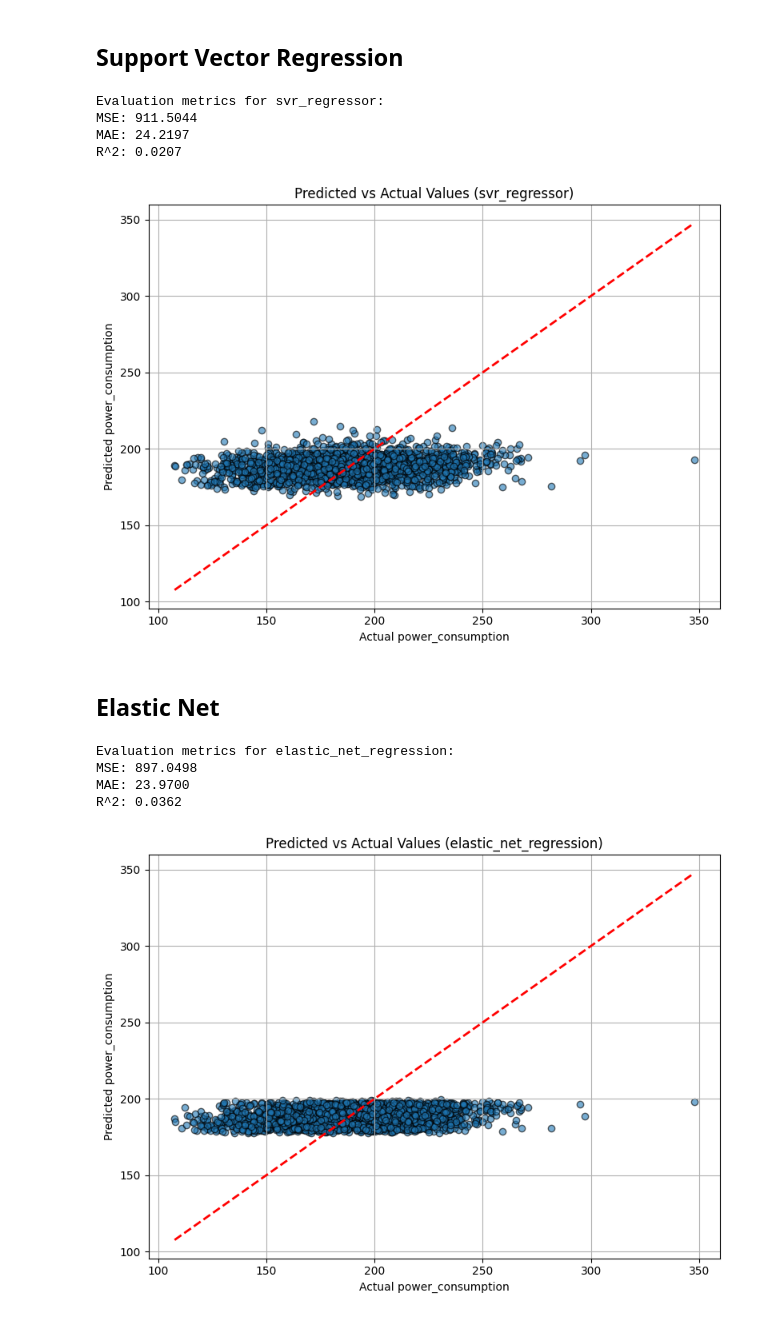
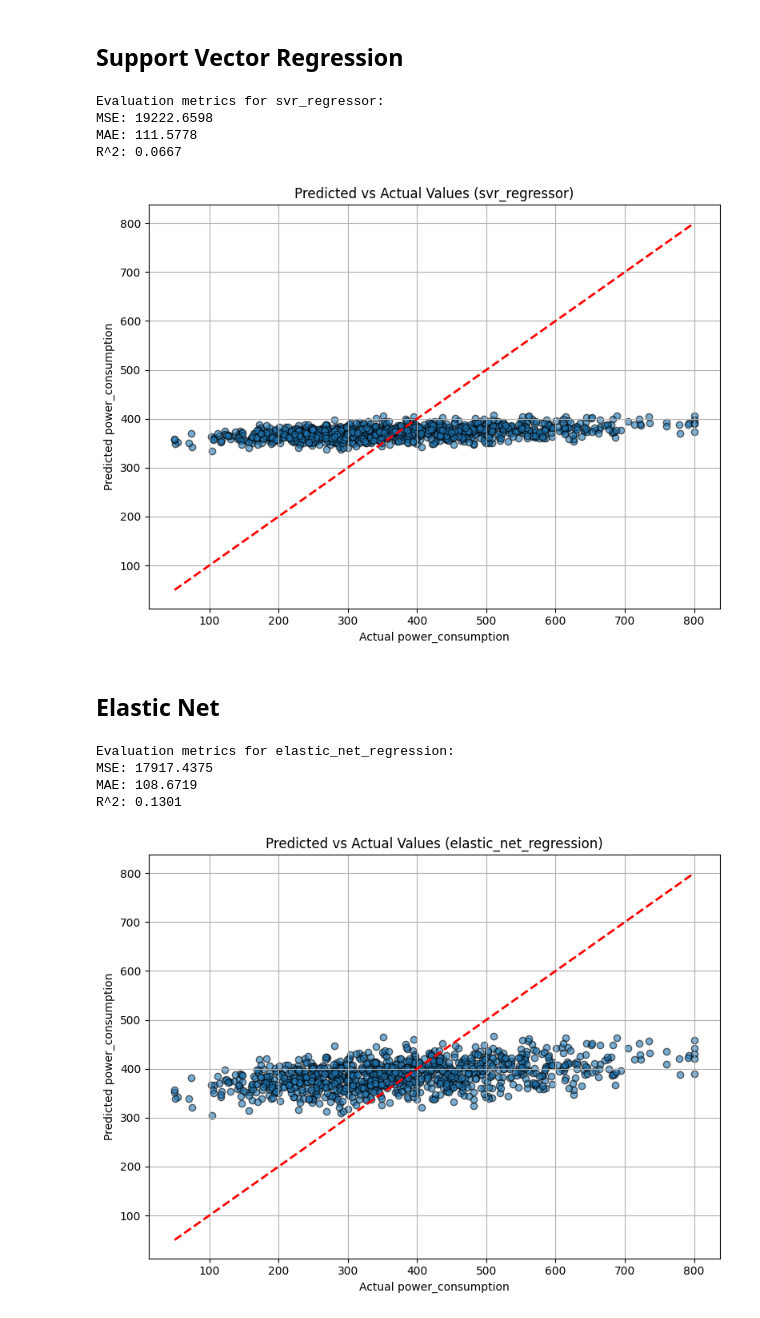
Before and after one commit to MuhammadAhmadMirza/BNA26-ML, a Jupyter notebook: src/models.ipynb, the cells around one changed output. Saved outputs shown, nothing was run; the diff lists cells and outputs as text; code cells hidden in the pictures.

```diff
--- a/src/models.ipynb
+++ b/src/models.ipynb
@@ -101,9 +109,7 @@ df = pd.read_csv("../data/dataset.csv")
 
 target_column = "power_consumption" # do not change this line
 
-feature_columns = ["cpu_utilization", "thread_count", "cache_miss_rate", "uptime"] # TODO find best feature columnsns
-feature_columns = [col for col in feature_columns if col in df.columns] # TODO find best feature columnsns
-
+feature_columns = ["disk_io", "thread_count", "temperature"]  # change
 
 # Prepare data
 X = df[feature_columns]
@@ -259,15 +265,15 @@ R^2: 0.0331
 # %% [markdown]
 ## Support Vector Regression
 # %%
-# name and path
+# Model save directory
 model_name = "svr_regressor"
 MODEL_PATH = os.path.join(MODEL_DIR, model_name + ".joblib")
 
-# Optimized SVR hyperparameters - RBF kernel for nonlinear relationships
-kernel = "rbf"
-C = 100.0
-epsilon = 0.1
-gamma = "scale"
+# Hyperparameters
+kernel = "linear"       # Kernel type for mapping to higher dimensions
+C = 0.01                # Regularization parameter
+epsilon = 1.0           # Epsilon-tube width for no penalty zone
+gamma = "scale"         # Kernel coefficient
 
 hyperparameters = {
     "kernel": kernel,
@@ -277,14 +283,14 @@ hyperparameters = {
     "scaled": True,
 }
 
-# Create and train SVR model (with scaling)
+# Training model
 model = make_pipeline(
     StandardScaler(),
     SVR(kernel=kernel, C=C, epsilon=epsilon, gamma=gamma),
 )
 model.fit(X_train, y_train)
 
-# Save the trained model
+# Saving model
 os.makedirs(MODEL_DIR, exist_ok=True)
 joblib.dump(model, MODEL_PATH)
 
@@ -293,48 +299,48 @@ predictions = evaluate_model(model_name, hyperparameters, feature_columns)
 plot_predictions(y_test, predictions, model_name)
 # %% [output]
 Evaluation metrics for svr_regressor:
-MSE: 911.5044
-MAE: 24.2197
-R^2: 0.0207
+MSE: 19222.6598
+MAE: 111.5778
+R^2: 0.0667
-[figure, old version]
+[figure, new version]
 # %% [markdown]
 ## Elastic Net
 # %%
-# name and path
+# Model save directory
 model_name = "elastic_net_regression"
-MODEL_PATH = os.path.join("../models", model_name + ".joblib")
+MODEL_PATH = os.path.join(MODEL_DIR, model_name + ".joblib")
 
-# Optimized Elastic Net hyperparameters - less regularization for better fit
-alpha = 0.001
-l1_ratio = 0.3
-max_iter = 10000
-random_state = 42
+# Hyperparameters
+alpha = 10.0            # Regularization strength
+l1_ratio = 0.9          # Mix ratio between L1 and L2 regularization
+max_iter = 100          # Maximum training iterations
+random_state = 42       # Random seed for reproducibility
 
 hyperparameters = {
     "alpha": alpha,
     "l1_ratio": l1_ratio,
     "max_iter": max_iter,
     "random_state": random_state,
     "scaled": True,
 }
 
-# Create and train Elastic Net model (with scaling)
+# Training model
 model = make_pipeline(
     StandardScaler(),
     ElasticNet(alpha=alpha, l1_ratio=l1_ratio, max_iter=max_iter, random_state=random_state),
 )
 model.fit(X_train, y_train)
 
-# Save the trained model
-os.makedirs("../models", exist_ok=True)
+# Saving model
+os.makedirs(MODEL_DIR, exist_ok=True)
 joblib.dump(model, MODEL_PATH)
 
 # Evaluate and plot
 predictions = evaluate_model(model_name, hyperparameters, feature_columns)
 plot_predictions(y_test, predictions, model_name)
 # %% [output]
 Evaluation metrics for elastic_net_regression:
-MSE: 897.0498
-MAE: 23.9700
-R^2: 0.0362
+MSE: 17917.4375
+MAE: 108.6719
+R^2: 0.1301
-[figure, old version]
+[figure, new version]
```
Also changed, not shown: parts of 4 cells of this notebook.
